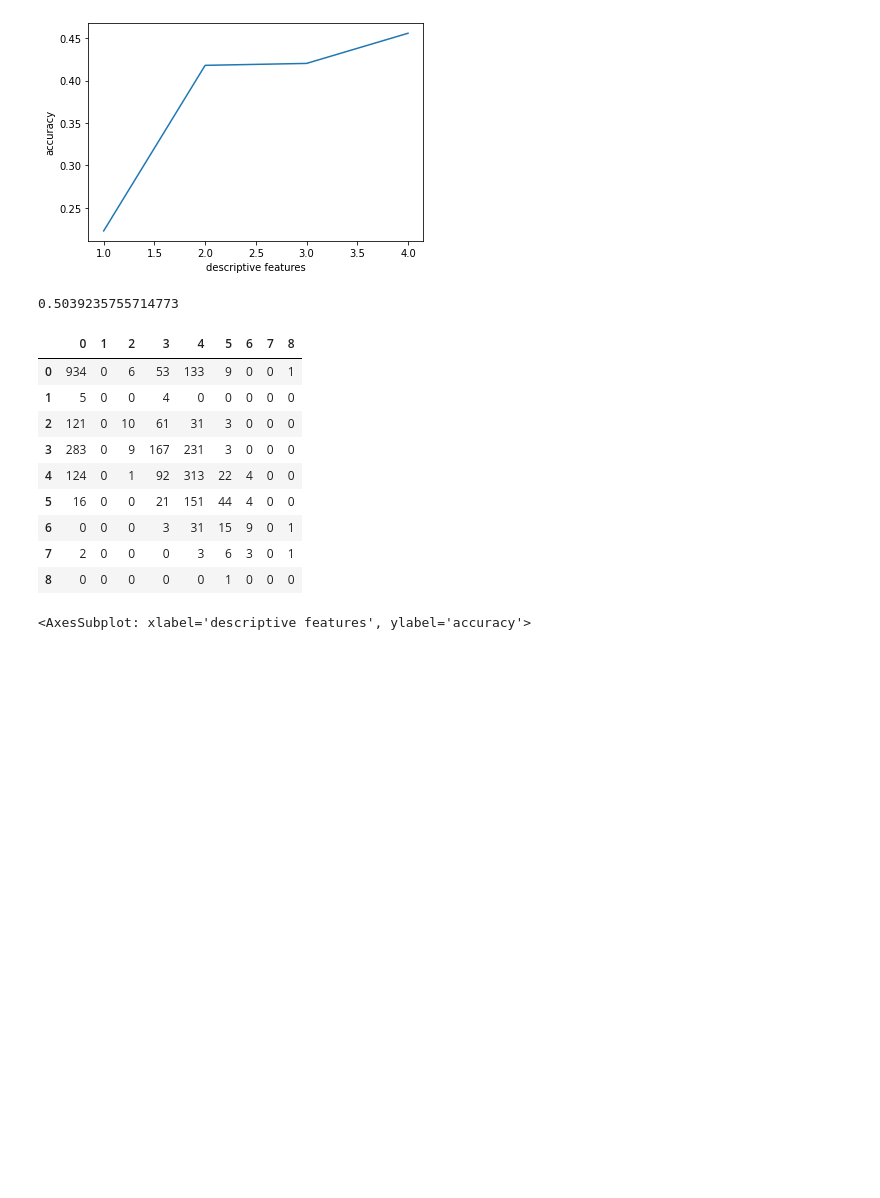
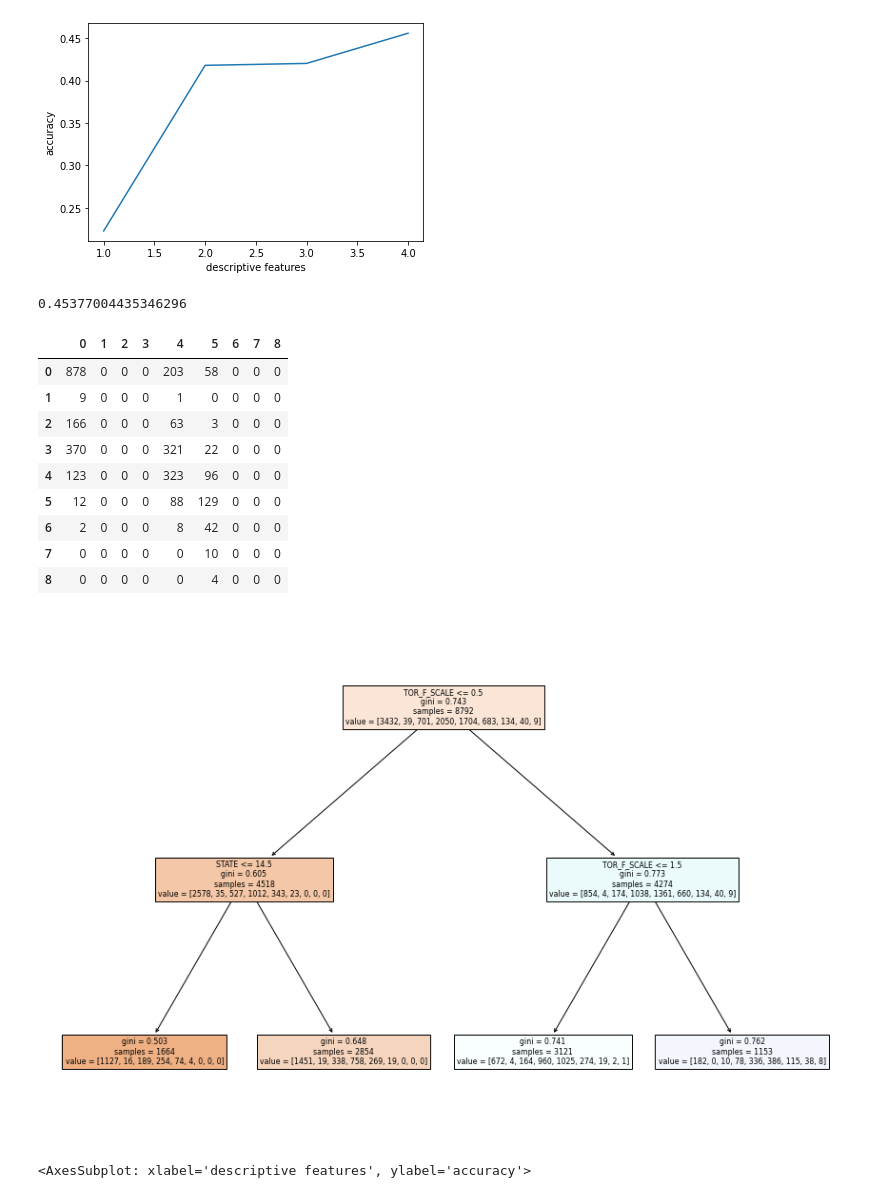
Before and after one commit to saiT1108/DS_project, a Jupyter notebook: main.ipynb, the cells around one changed output. Cells and saved outputs as stored; diff of their text form; code cells hidden in the pictures; blank space fills up the shorter version.

Commit message:
added visuals to tree"

```diff
--- a/main.ipynb
+++ b/main.ipynb
@@ -380,28 +380,33 @@ sns.lineplot(data=accuracy_metric, x='descriptive features', y='accuracy')
 [figure]
 # %%
 from sklearn.tree import DecisionTreeClassifier
+from sklearn import tree
+
 cont_cols = ['STATE', 'YEAR', 'TOR_F_SCALE']
-dt_clf = DecisionTreeClassifier(max_depth = 8, criterion='gini', random_state = 32)
+dt_clf = DecisionTreeClassifier(max_depth = 2, criterion='gini', random_state = 32)
 
 X_train, X_test, Y_train, Y_test = train_test_split(df_hur[cont_cols], df_hur['DAMAGE_PROPERTY'], test_size=0.25)
 
 dt_clf.fit(X_train, Y_train)
 y_pred3 = dt_clf.predict(X_test)
 print(accuracy_score(y_pred3, Y_test))
+fig = plt.figure(figsize=(15,10))
+_ = tree.plot_tree(dt_clf, feature_names = cont_cols, filled=True)
 cm = pd.DataFrame(confusion_matrix(Y_test, y_pred3))
 cm
 # %% [output]
-0.5039235755714773
+0.45377004435346296
 |  | 0 | 1 | 2 | 3 | 4 | 5 | 6 | 7 | 8 |
-| 0 | 934 | 0 | 6 | 53 | 133 | 9 | 0 | 0 | 1 |
-| 1 | 5 | 0 | 0 | 4 | 0 | 0 | 0 | 0 | 0 |
-| 2 | 121 | 0 | 10 | 61 | 31 | 3 | 0 | 0 | 0 |
-| 3 | 283 | 0 | 9 | 167 | 231 | 3 | 0 | 0 | 0 |
-| 4 | 124 | 0 | 1 | 92 | 313 | 22 | 4 | 0 | 0 |
-| 5 | 16 | 0 | 0 | 21 | 151 | 44 | 4 | 0 | 0 |
-| 6 | 0 | 0 | 0 | 3 | 31 | 15 | 9 | 0 | 1 |
-| 7 | 2 | 0 | 0 | 0 | 3 | 6 | 3 | 0 | 1 |
-| 8 | 0 | 0 | 0 | 0 | 0 | 1 | 0 | 0 | 0 |
+| 0 | 878 | 0 | 0 | 0 | 203 | 58 | 0 | 0 | 0 |
+| 1 | 9 | 0 | 0 | 0 | 1 | 0 | 0 | 0 | 0 |
+| 2 | 166 | 0 | 0 | 0 | 63 | 3 | 0 | 0 | 0 |
+| 3 | 370 | 0 | 0 | 0 | 321 | 22 | 0 | 0 | 0 |
+| 4 | 123 | 0 | 0 | 0 | 323 | 96 | 0 | 0 | 0 |
+| 5 | 12 | 0 | 0 | 0 | 88 | 129 | 0 | 0 | 0 |
+| 6 | 2 | 0 | 0 | 0 | 8 | 42 | 0 | 0 | 0 |
+| 7 | 0 | 0 | 0 | 0 | 0 | 10 | 0 | 0 | 0 |
+| 8 | 0 | 0 | 0 | 0 | 0 | 4 | 0 | 0 | 0 |
+[figure, added]
 # %%
 cont_cols = ['STATE', 'YEAR', 'TOR_F_SCALE']
 accuracy_metric = pd.DataFrame(columns = ['descriptive features', 'accuracy'])
```
